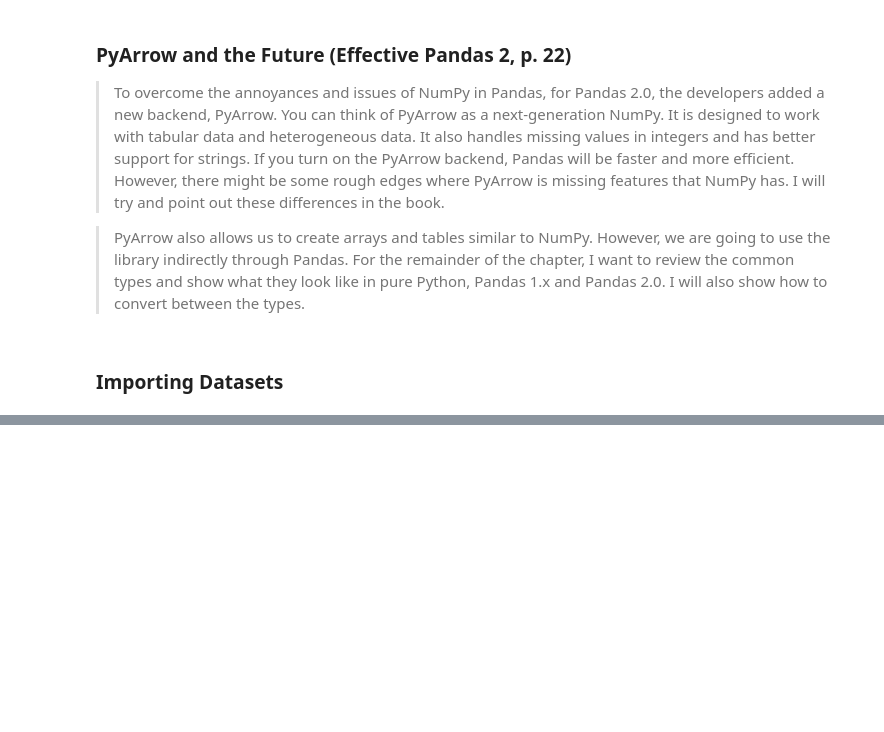
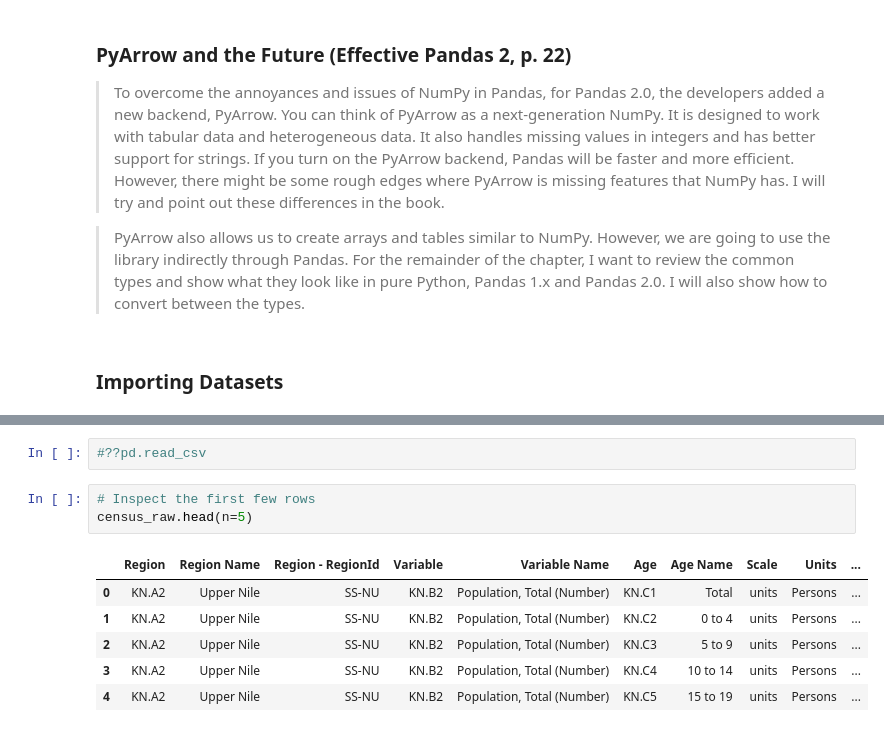
Before and after one commit to tongakuot/python4ds, a Jupyter notebook: module-02.ipynb, the cells around one changed output, grey strips where cells are left out. Drawn from its saved outputs; the diff is of its cells as text; blank space fills up the shorter version.

```diff
--- a/module-02.ipynb
+++ b/module-02.ipynb
@@ -354,0 +342,12 @@ census_df = census_df[]
+# %%
+#??pd.read_csv
+# %%
+# Inspect the first few rows
+census_raw.head(n=5)
+# %% [output]
+|  | Region | Region Name | Region - RegionId | Variable | Variable Name | Age | Age Name | Scale | Units | ... |
+| 0 | KN.A2 | Upper Nile | SS-NU | KN.B2 | Population, Total (Number) | KN.C1 | Total | units | Persons | ... |
+| 1 | KN.A2 | Upper Nile | SS-NU | KN.B2 | Population, Total (Number) | KN.C2 | 0 to 4 | units | Persons | ... |
+| 2 | KN.A2 | Upper Nile | SS-NU | KN.B2 | Population, Total (Number) | KN.C3 | 5 to 9 | units | Persons | ... |
+| 3 | KN.A2 | Upper Nile | SS-NU | KN.B2 | Population, Total (Number) | KN.C4 | 10 to 14 | units | Persons | ... |
+| 4 | KN.A2 | Upper Nile | SS-NU | KN.B2 | Population, Total (Number) | KN.C5 | 15 to 19 | units | Persons | ... |
```
Also changed, not shown: parts of 28 cells of this notebook, 1 other file.
